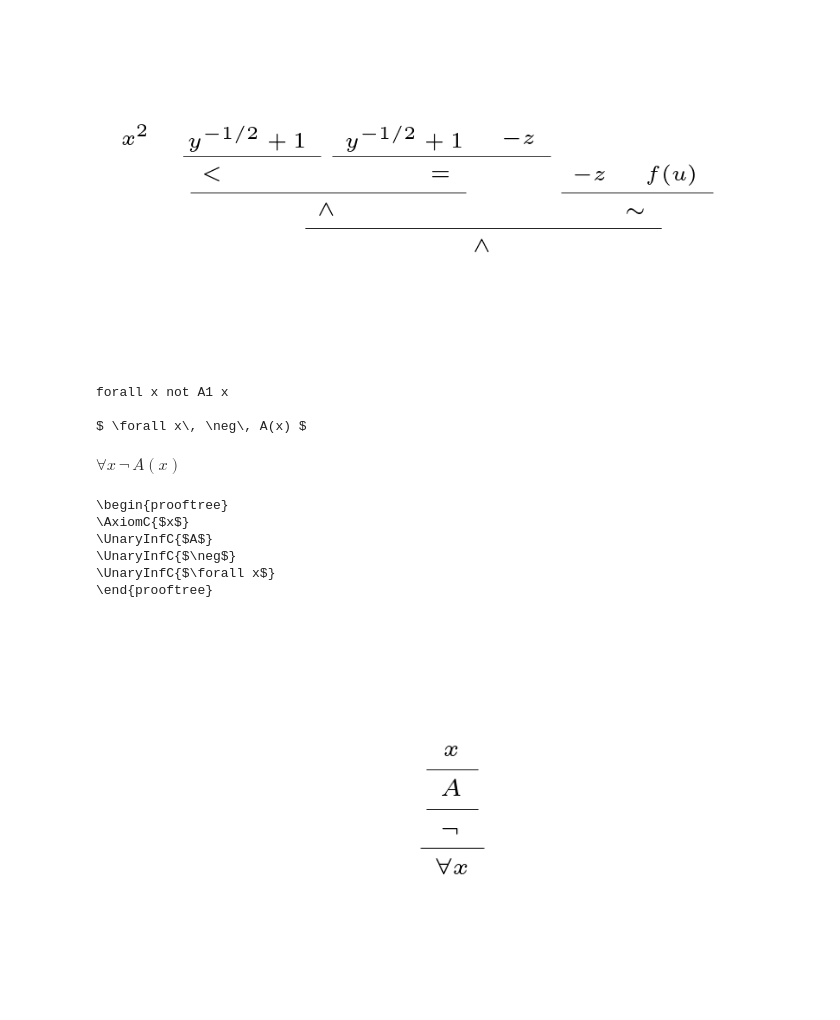
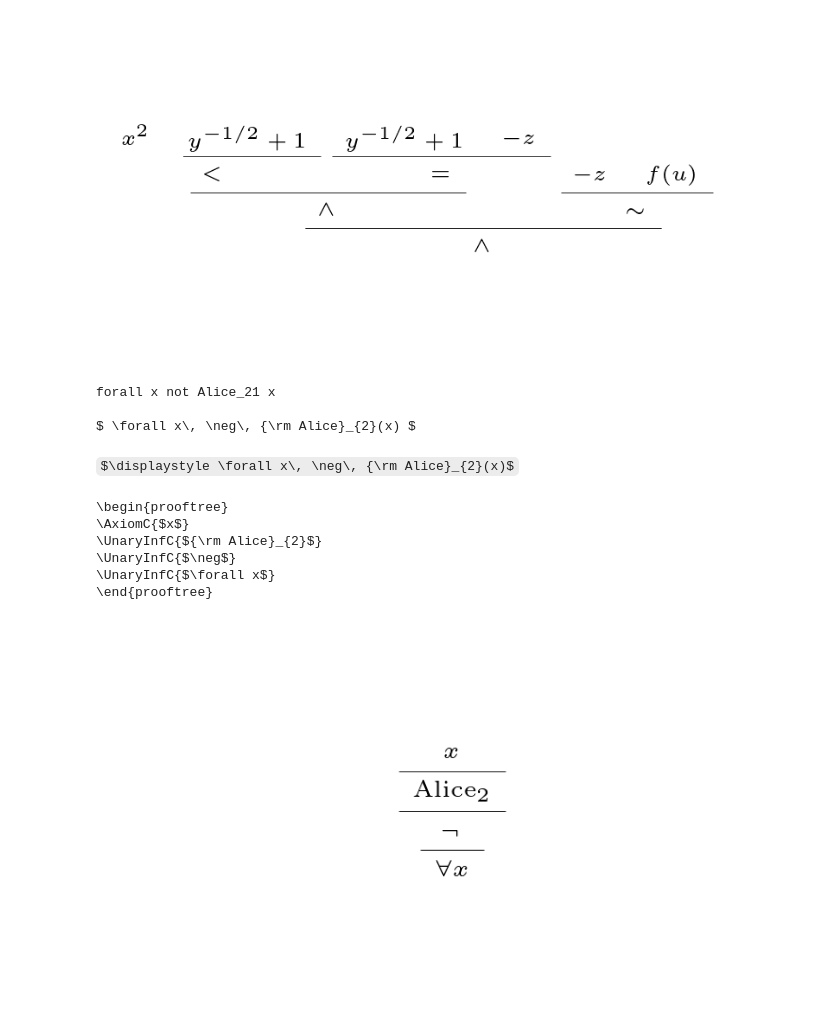
Before and after one commit to jhjeong314/Proofmood, a Jupyter notebook: first_order_logic_parser.ipynb, the cells around one changed output. Cells and saved outputs as stored; diff of their text form; code cells hidden in the pictures; some formulas as TeX source.

```diff
--- a/first_order_logic_parser.ipynb
+++ b/first_order_logic_parser.ipynb
@@ -279,23 +279,23 @@ $\displaystyle x^{2} < y^{-1 / 2} + 1 = -z \sim f(u)$
 # %%
 # formula example 7
 
-v_str = "forall x not A1(x)"
+v_str = "forall x not Alice_21(x)"
 testParser(v_str)
 testParser(v_str, 'infix_latex')
 testParser(v_str, 'bussproof')
 testParser(v_str, 'tree')
 # %% [output]
-forall x not A1 x
+forall x not Alice_21 x
 
-$ \forall x\, \neg\, A(x) $
+$ \forall x\, \neg\, {\rm Alice}_{2}(x) $
-$\displaystyle \forall x\, \neg\, A(x)$
+$\displaystyle \forall x\, \neg\, {\rm Alice}_{2}(x)$
 \begin{prooftree}
 \AxiomC{$x$}
-\UnaryInfC{$A$}
+\UnaryInfC{${\rm Alice}_{2}$}
 \UnaryInfC{$\neg$}
 \UnaryInfC{$\forall x$}
 \end{prooftree}
-[figure, old version]
+[figure, new version]
 # %%
 # formula example 8
 
```
Also changed, not shown: parts of 4 cells of this notebook, 9 other files.
